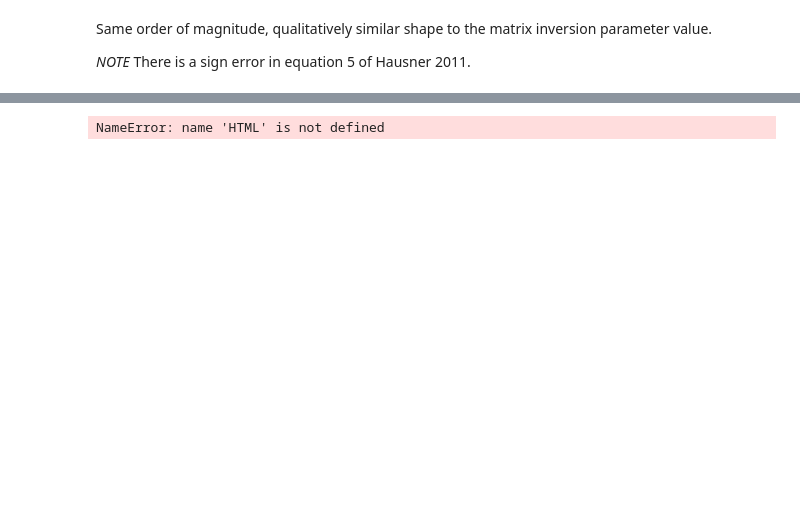
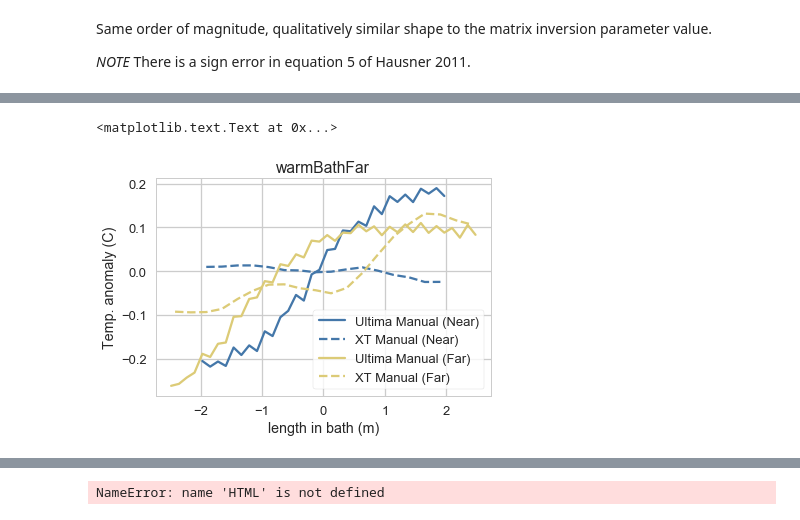
Before and after one commit to klapo/DTS, a Jupyter notebook: DTS.VertHarpSpectralExp.CalibrationTests_Ultima.ipynb, the cells around one changed output, grey strips where cells are left out. Saved outputs shown, nothing was run; the diff lists cells and outputs as text; code cells hidden in the pictures; blank space fills up the shorter version.

```diff
--- a/DTS.VertHarpSpectralExp.CalibrationTests_Ultima.ipynb
+++ b/DTS.VertHarpSpectralExp.CalibrationTests_Ultima.ipynb
@@ -676,0 +914,11 @@ The calibrated temperatures absolutely nail the far and near warm baths, but hav
+# %%
+os.chdir('/Users/karllapo/Desktop/proj/VertHarpExp2017Kloendeel/data/DTS_XT_VHSRE_processed')
+XTTemps = xr.open_dataset('VHRSE_XT_calibrated.nc')
+XTTemps.attrs['locations'] = XTTemps.attrs['locations'].split(';')
+print(XTTemps)
+
+
+os.chdir(dirProcessed)
+ultimaTemps = xr.open_dataset('VHRSE_ultima_calibrated.nc')
+ultimaTemps.attrs['locations'] = ultimaTemps.attrs['locations'].split(';')
+print(ultimaTemps)
@@ -676,0 +943,52 @@ The calibrated temperatures absolutely nail the far and near warm baths, but hav
+# %%
+#############################
+## Warm bath spatial trend ##
+#############################
+plt.figure()
+col = kgraph.SRON(3)
+
+loc = 'warmBathNear'
+
+meanLAF = ultimaTemps.LAF.swap_dims({'LAF': 'location'}).sel(location=loc).mean(dim='location')
+lengthInBath = ultimaTemps.LAF.swap_dims({'LAF': 'location'}).sel(location=loc) - meanLAF
+
+meanTemp = ultimaTemps.manualTemp.swap_dims({'LAF': 'location'}).sel(location=loc).mean(dim='location').mean(dim='time')
+tempAnom = ultimaTemps.manualTemp.swap_dims({'LAF': 'location'}).sel(location=loc).mean(dim='time') - meanTemp
+
+plt.plot(lengthInBath, tempAnom, label='Ultima Manual (Near)', color=col[0])
+
+loc = 'warmBathNear'
+
+meanLAF = XTTemps.LAF.swap_dims({'LAF': 'location'}).sel(location=loc).mean(dim='location')
+lengthInBath = XTTemps.LAF.swap_dims({'LAF': 'location'}).sel(location=loc) - meanLAF
+
+meanTemp = XTTemps.manualTemp.swap_dims({'LAF': 'location'}).sel(location=loc).mean(dim='location').mean(dim='time')
+tempAnom = XTTemps.manualTemp.swap_dims({'LAF': 'location'}).sel(location=loc).mean(dim='time') - meanTemp
+
+plt.plot(lengthInBath, tempAnom, label='XT Manual (Near)', color=col[0], ls='--')
+
+loc = 'warmBathFar'
+
+meanLAF = ultimaTemps.LAF.swap_dims({'LAF': 'location'}).sel(location=loc).mean(dim='location')
+lengthInBath = ultimaTemps.LAF.swap_dims({'LAF': 'location'}).sel(location=loc) - meanLAF
+
+meanTemp = ultimaTemps.manualTemp.swap_dims({'LAF': 'location'}).sel(location=loc).mean(dim='location').mean(dim='time')
+tempAnom = ultimaTemps.manualTemp.swap_dims({'LAF': 'location'}).sel(location=loc).mean(dim='time') - meanTemp
+
+plt.plot(lengthInBath, tempAnom, label='Ultima Manual (Far)', color=col[1])
+
+meanLAF = XTTemps.LAF.swap_dims({'LAF': 'location'}).sel(location=loc).mean(dim='location')
+lengthInBath = XTTemps.LAF.swap_dims({'LAF': 'location'}).sel(location=loc) - meanLAF
+
+meanTemp = XTTemps.manualTemp.swap_dims({'LAF': 'location'}).sel(location=loc).mean(dim='location').mean(dim='time')
+tempAnom = XTTemps.manualTemp.swap_dims({'LAF': 'location'}).sel(location=loc).mean(dim='time') - meanTemp
+
+plt.plot(lengthInBath, tempAnom, label='XT Manual (Far)', color=col[1], ls='--')
+
+plt.legend(frameon=True)
+plt.gca().set_title(loc)
+plt.gca().set_ylabel('Temp. anomaly (C)')
+plt.gca().set_xlabel('length in bath (m)')
+# %% [output]
+<matplotlib.text.Text at 0x...>
+[figure, added]
```
Also changed, not shown: parts of 13 cells of this notebook, 1 other file.
